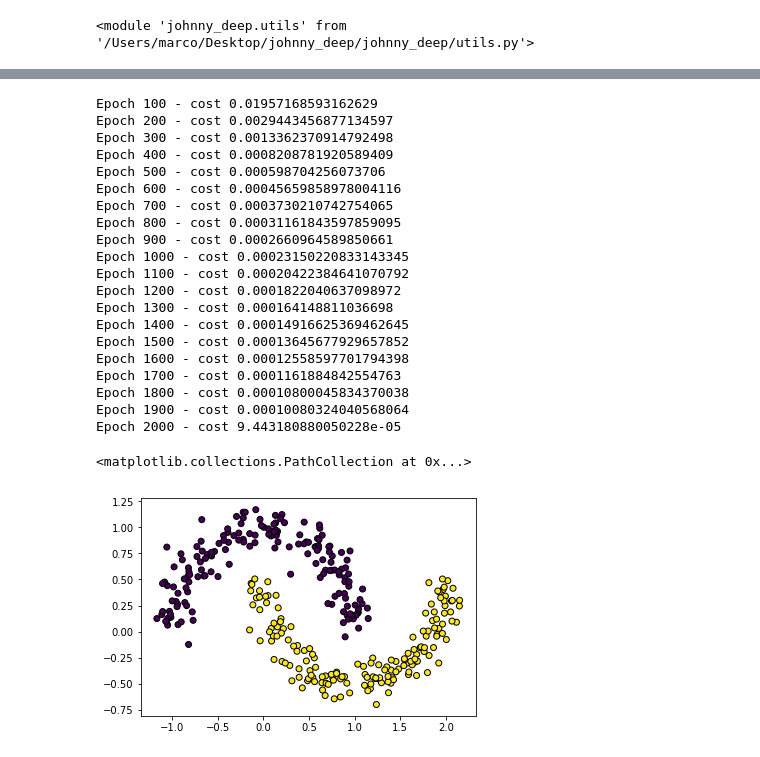
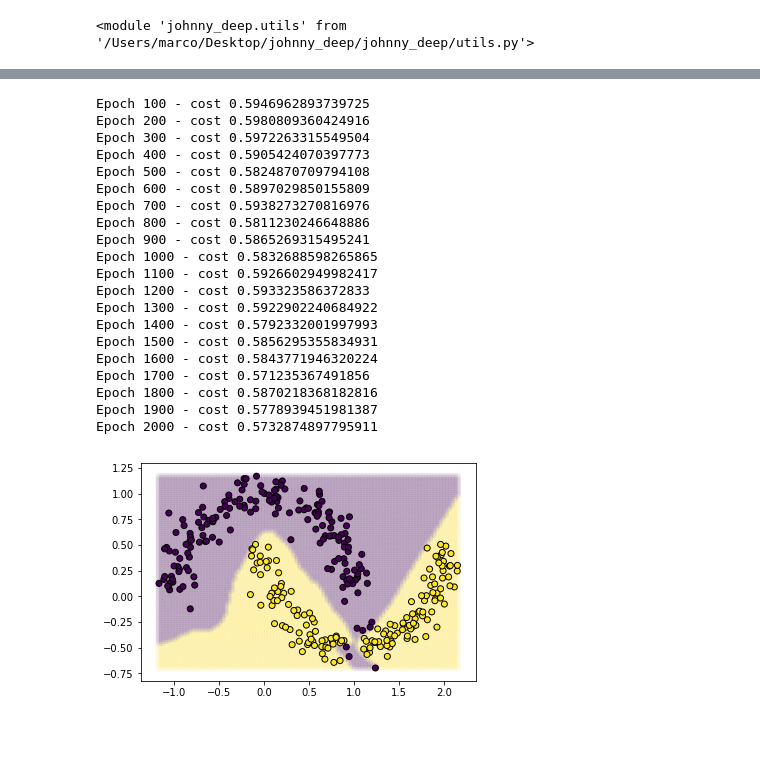
Before and after one commit to fffaez/johnny_deep, a Jupyter notebook: playground.ipynb, the cells around one changed output, grey strips where cells are left out. Drawn from its saved outputs; the diff is of its cells as text; code cells hidden in the pictures.

```diff
--- a/playground.ipynb
+++ b/playground.ipynb
@@ -14,6 +16,9 @@ from sklearn.datasets import make_moons
 from sklearn.model_selection import train_test_split
 # %%
 X, Y = make_moons(n_samples=1000, noise=0.10, random_state=100)
+# %%
+Y[np.random.random(Y.shape[0]) < 0.3] = 1
+Y[np.random.random(Y.shape[0]) < 0.3] = 0
 # %%
 X_train, X_test, Y_train, Y_test = train_test_split(X, Y, test_size=0.33, random_state=42)
 X_train = X_train.transpose()
@@ -27,9 +32,14 @@ plt.scatter(X_train[0, :], X_train[1, :], marker='o', c=Y_train, s=25, edgecolor
 # %%
 nn_architecture = [
     {"dimension": 2, "type": "input"},
-    {"dimension": 20, "type": "relu"},
-    {"dimension": 20, "type": "relu"},
-    {"dimension": 20, "type": "relu"},
+#     {"dimension": 40, "type": "relu"},
+#     {"dimension": 40, "type": "relu"},
+#     {"dimension": 40, "type": "relu"},
+
+    {"dimension": 40, "type": "relu", "dropout": 0.2},
+    {"dimension": 40, "type": "relu"},
+    {"dimension": 40, "type": "relu", "dropout": 0.2},
+
     {"dimension": 1, "type": "sigmoid"},
 ]
 # %%
@@ -51,31 +61,45 @@ W shape: (1, 20)
 b shape: (1, 1)
 # %%
-m.fit(X_train, Y_train, 2000, 0.1, mini_batch_size=32)
+m.fit(X_train, Y_train, 2000, 0.3, mini_batch_size=32)
 # %% [output]
-Epoch 100 - cost 0.01957168593162629
-Epoch 200 - cost 0.0029443456877134597
-Epoch 300 - cost 0.0013362370914792498
-Epoch 400 - cost 0.0008208781920589409
-Epoch 500 - cost 0.000598704256073706
-Epoch 600 - cost 0.00045659858978004116
-Epoch 700 - cost 0.0003730210742754065
-Epoch 800 - cost 0.00031161843597859095
-Epoch 900 - cost 0.0002660964589850661
-Epoch 1000 - cost 0.00023150220833143345
-Epoch 1100 - cost 0.00020422384641070792
-Epoch 1200 - cost 0.0001822040637098972
-Epoch 1300 - cost 0.000164148811036698
-Epoch 1400 - cost 0.00014916625369462645
-Epoch 1500 - cost 0.00013645677929657852
-Epoch 1600 - cost 0.00012558597701794398
-Epoch 1700 - cost 0.0001161884842554763
-Epoch 1800 - cost 0.00010800045834370038
-Epoch 1900 - cost 0.00010080324040568064
-Epoch 2000 - cost 9.443180880050228e-05
+Epoch 100 - cost 0.5946962893739725
+Epoch 200 - cost 0.5980809360424916
+Epoch 300 - cost 0.5972263315549504
+Epoch 400 - cost 0.5905424070397773
+Epoch 500 - cost 0.5824870709794108
+Epoch 600 - cost 0.5897029850155809
+Epoch 700 - cost 0.5938273270816976
+Epoch 800 - cost 0.5811230246648886
+Epoch 900 - cost 0.5865269315495241
+Epoch 1000 - cost 0.5832688598265865
+Epoch 1100 - cost 0.5926602949982417
+Epoch 1200 - cost 0.593323586372833
+Epoch 1300 - cost 0.5922902240684922
+Epoch 1400 - cost 0.5792332001997993
+Epoch 1500 - cost 0.5856295355834931
+Epoch 1600 - cost 0.5843771946320224
+Epoch 1700 - cost 0.571235367491856
+Epoch 1800 - cost 0.5870218368182816
+Epoch 1900 - cost 0.5778939451981387
+Epoch 2000 - cost 0.5732874897795911
+# %%
+def plot_w_boundary(X, Y_hat):
+    xx = np.linspace(X[0].min(), X[0].max(), 100)
+    yy = np.linspace(X[1].min(), X[1].max(), 100)
+
+    xy1, xy2 = np.meshgrid(xx, yy)
+
+    grid = np.vstack([xy1.flatten(), xy2.flatten()])
+    background = m.forward(grid)
+
+    Y_pred = johnny_deep.utils.convert_prob_into_class(Y_hat)
+    background = johnny_deep.utils.convert_prob_into_class(background)
+    plt.scatter(grid[0,:], grid[1,:], c = background, alpha = 0.05)
+    plt.scatter(X[0, :], X[1, :], marker='o', c=Y_pred, edgecolor='k')
 # %%
 Y_hat = m.forward(X_test)
 Y_pred = johnny_deep.utils.convert_prob_into_class(Y_hat)
-plt.scatter(X_test[0, :], X_test[1, :], marker='o', c=Y_pred, edgecolor='k')
+# plt.scatter(X_test[0, :], X_test[1, :], marker='o', c=Y_pred, edgecolor='k')
+plot_w_boundary(X_test, Y_hat)
 # %% [output]
-<matplotlib.collections.PathCollection at 0x...>
-[figure, old version]
+[figure, new version]
```
Also changed, not shown: parts of 3 cells of this notebook, 1 other file.
